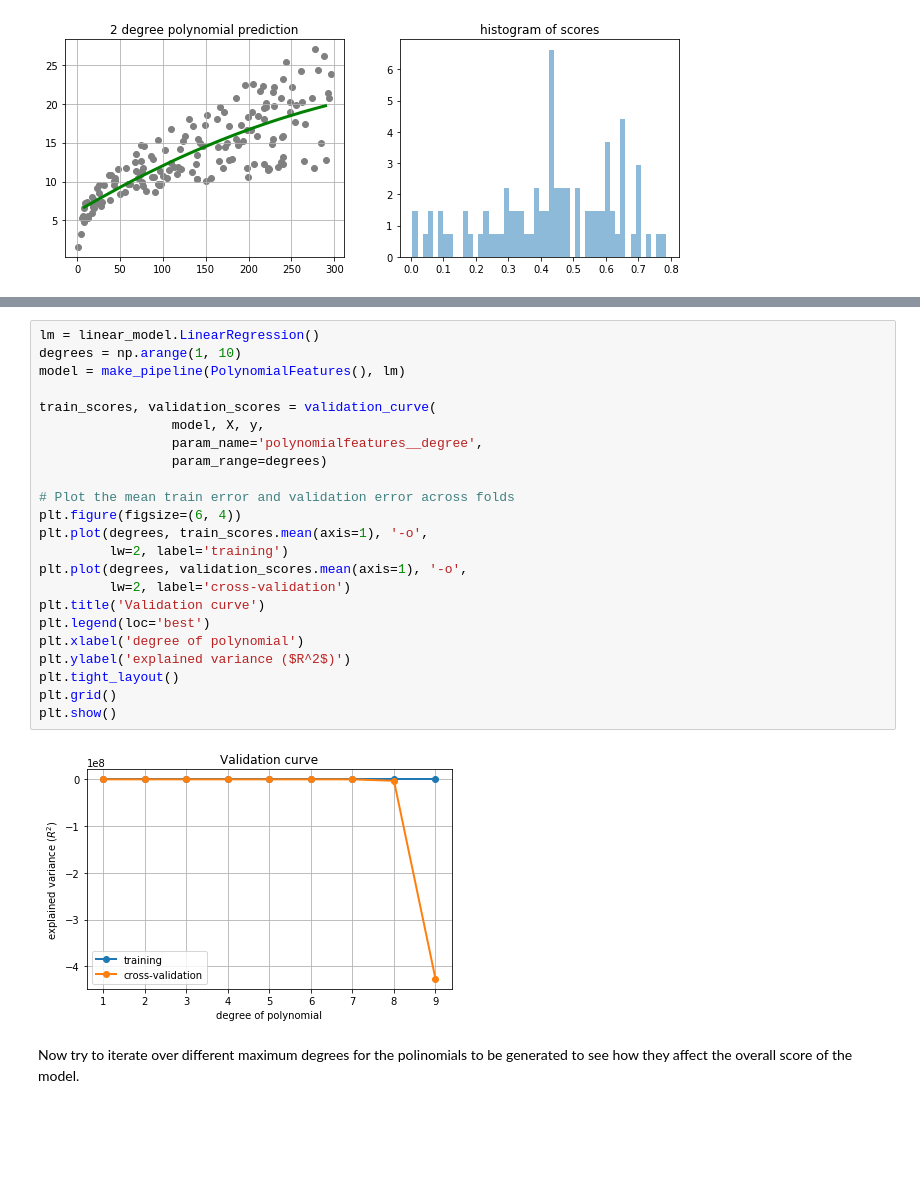
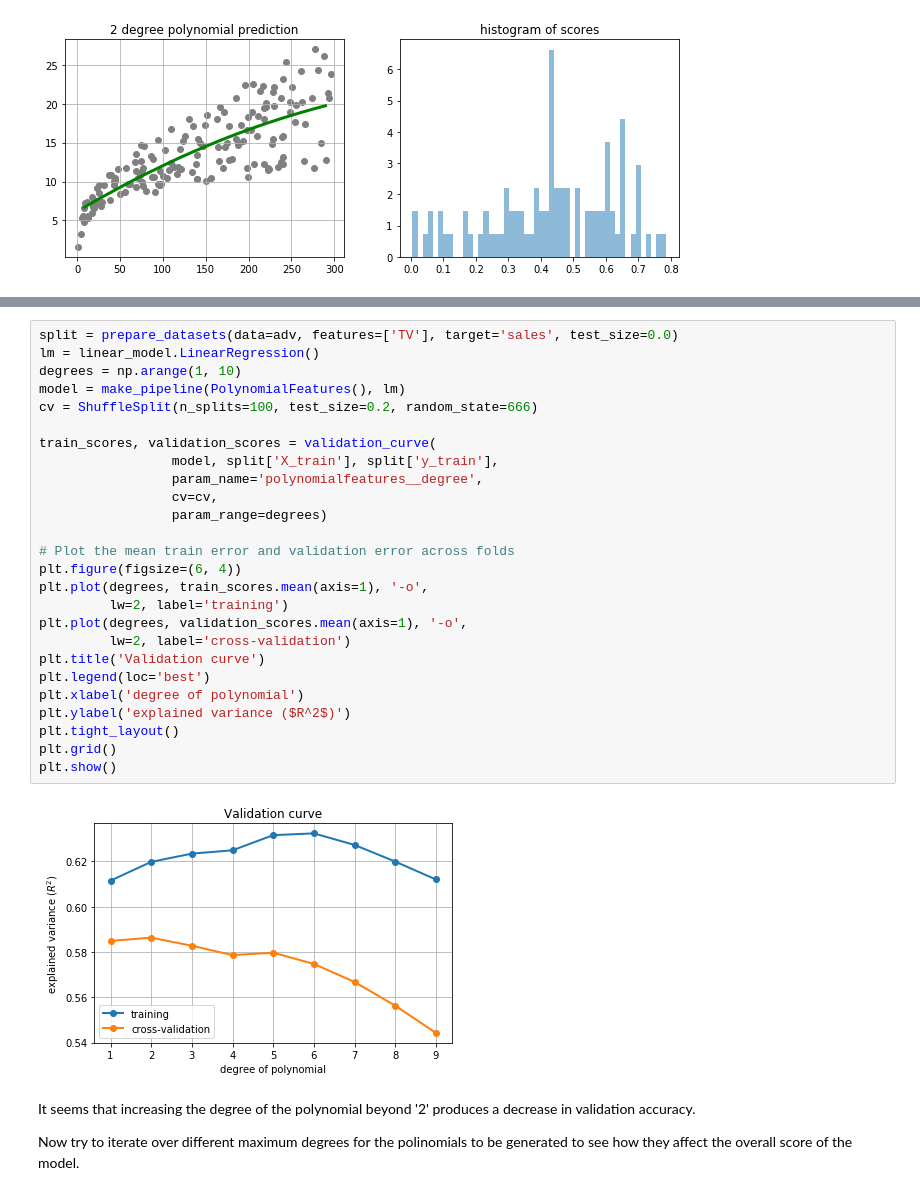
Before and after one commit to renero/uah, a Jupyter notebook: Linear_regression.ipynb, the cells around one changed output, grey strips where cells are left out. Drawn from its saved outputs; the diff is of its cells as text; blank space fills up the shorter version.

```diff
--- a/Linear_regression.ipynb
+++ b/Linear_regression.ipynb
@@ -429,28 +441,33 @@ Let's work on the `sklearn.model_selection.validation_curve` to see how the degr
 # %%
+split = prepare_datasets(data=adv, features=['TV'], target='sales', test_size=0.0)
 lm = linear_model.LinearRegression()
 degrees = np.arange(1, 10)
 model = make_pipeline(PolynomialFeatures(), lm)
+cv = ShuffleSplit(n_splits=100, test_size=0.2, random_state=666)
 
 train_scores, validation_scores = validation_curve(
-                 model, X, y,
+                 model, split['X_train'], split['y_train'],
                  param_name='polynomialfeatures__degree',
+                 cv=cv,
                  param_range=degrees)
 
 # Plot the mean train error and validation error across folds
 plt.figure(figsize=(6, 4))
 plt.plot(degrees, train_scores.mean(axis=1), '-o',
          lw=2, label='training')
 plt.plot(degrees, validation_scores.mean(axis=1), '-o',
          lw=2, label='cross-validation')
 plt.title('Validation curve')
 plt.legend(loc='best')
 plt.xlabel('degree of polynomial')
 plt.ylabel('explained variance ($R^2$)')
 plt.tight_layout()
 plt.grid()
 plt.show()
 # %% [output]
-[figure, old version]
+[figure, new version]
 # %% [markdown]
+It seems that increasing the degree of the polynomial beyond '2' produces a decrease in validation accuracy.
+
 Now try to iterate over different maximum degrees for the polinomials to be generated to see how they affect the overall score of the model.
 # %%
```
Also changed, not shown: parts of 9 cells of this notebook.
